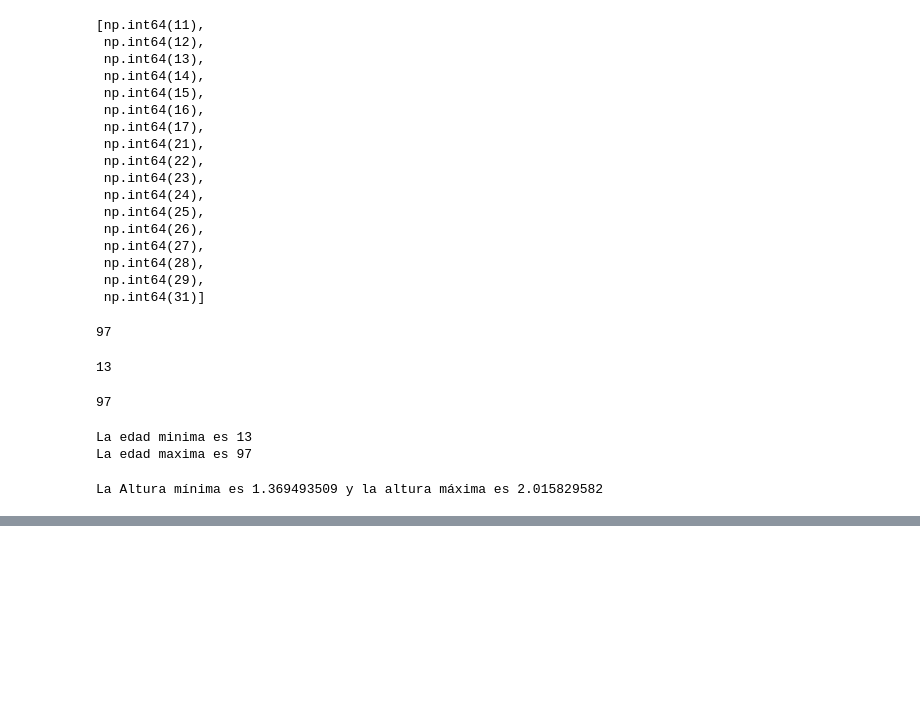
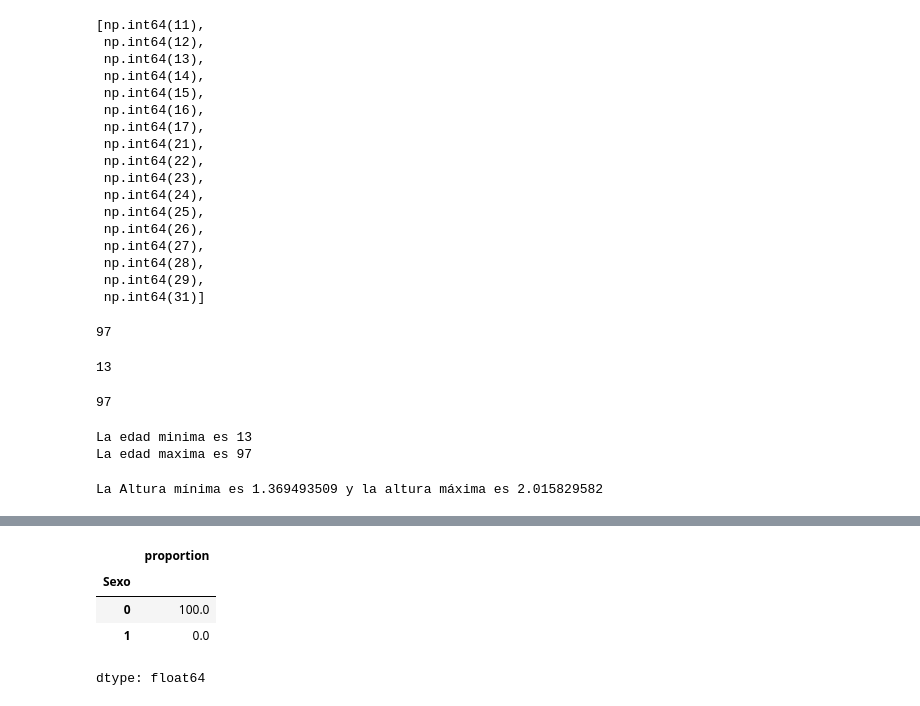
Before and after one commit to RuthJimenez309/_Python_Estadastica_, a Jupyter notebook: _Python_Estadastica.ipynb, the cells around one changed output, grey strips where cells are left out. Cells and saved outputs as stored; diff of their text form; code cells hidden in the pictures; blank space fills up the shorter version.

```diff
--- a/_Python_Estadastica.ipynb
+++ b/_Python_Estadastica.ipynb
@@ -101,0 +112,8 @@ La Altura mínima es 1.369493509 y la altura máxima es 2.015829582
+# %%
+datos.Sexo.value_counts(normalize=True).round()*100
+# %% [output]
+|  | proportion |
+| Sexo |  |
+| 0 | 100.0 |
+| 1 | 0.0 |
+dtype: float64
```
Also changed, not shown: parts of 2 cells of this notebook.
